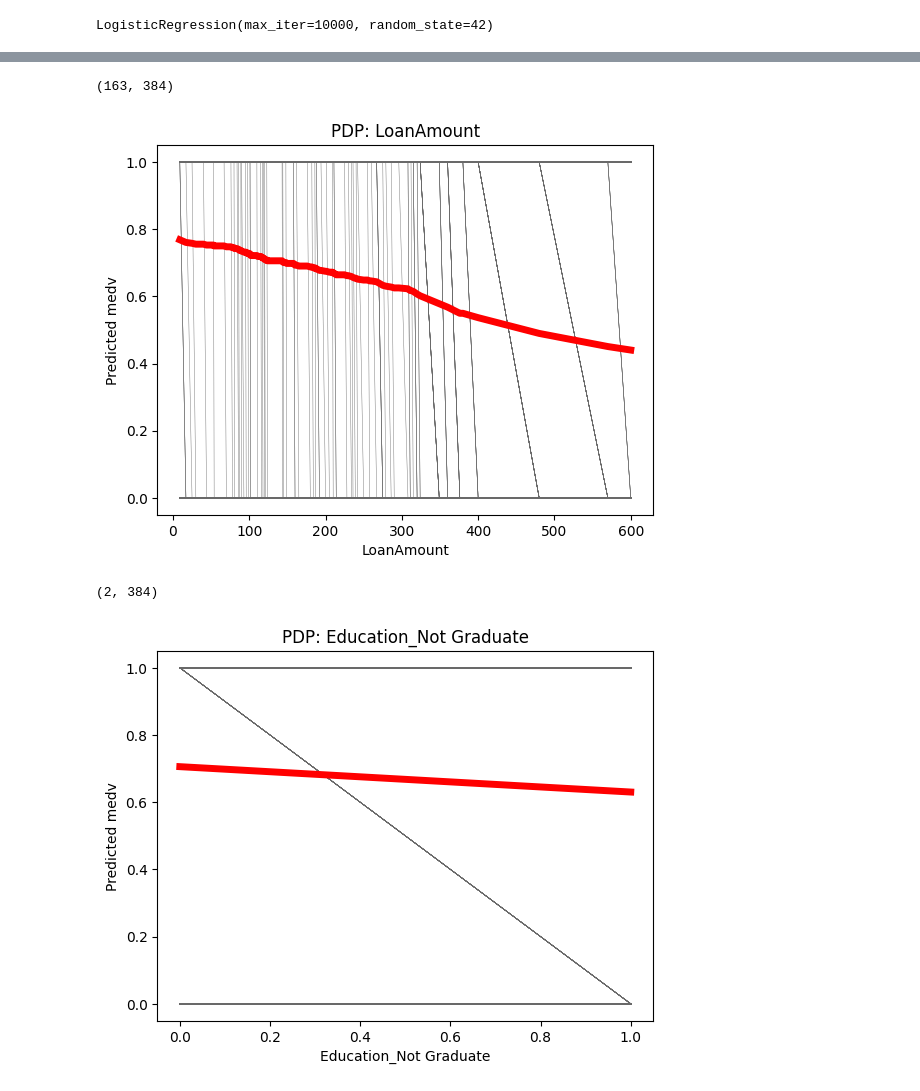
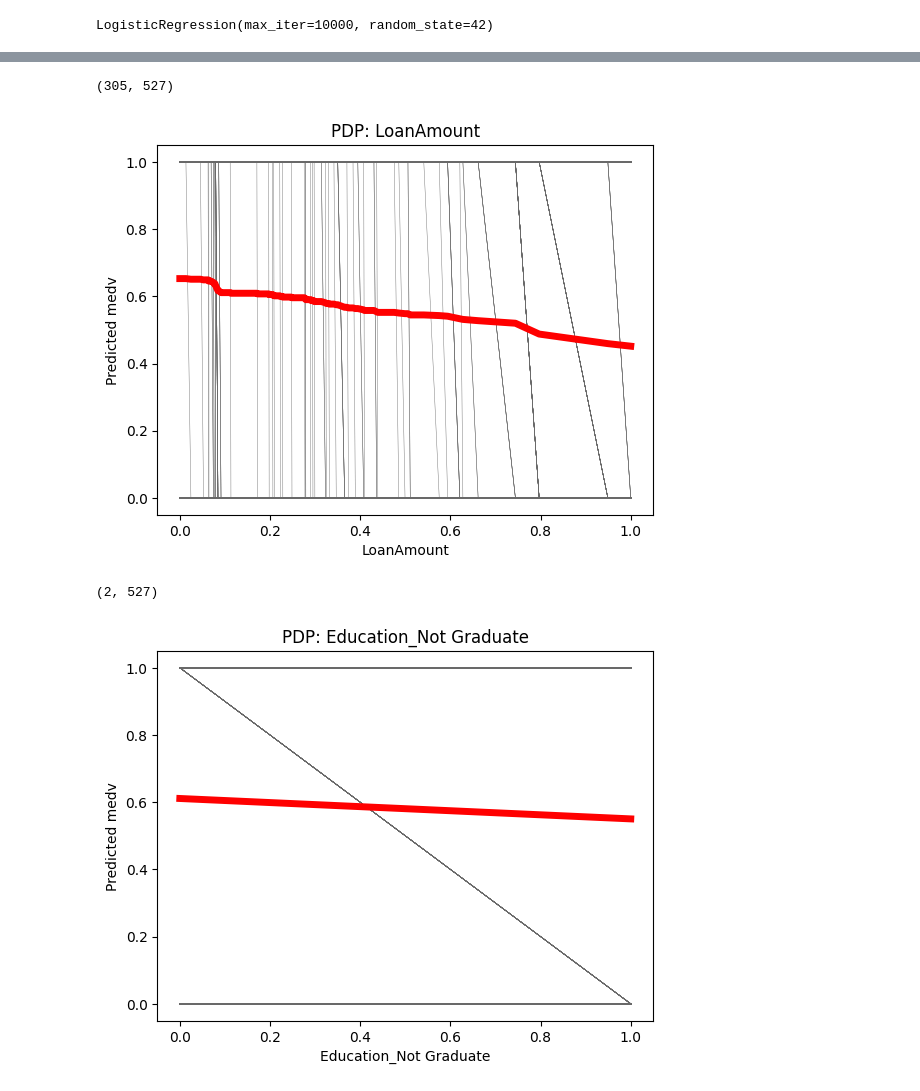
Before and after one commit to OPIM5512-des18004/OPIM5512_A04-des18004, a Jupyter notebook: src/assignment04_des18004.ipynb, the cells around one changed output, grey strips where cells are left out. Drawn from its saved outputs; the diff is of its cells as text; code cells hidden in the pictures.

```diff
--- a/src/assignment04_des18004.ipynb
+++ b/src/assignment04_des18004.ipynb
@@ -111,3 +112,5 @@ catList # voila!
 # %% [output]
 []
+# %%
+X_train, X_test, y_train, y_test = train_test_split(X, y, test_size = 0.2,shuffle = True,random_state = 42)
 # %%
@@ -121,6 +128,10 @@ LogisticRegression(max_iter=10000, random_state=42)
 # %%
 # Perform train-test split using the already preprocessed X and y
 X_train, X_test, Y_train, Y_test = train_test_split(X, y, test_size=0.20, random_state=seed)
+X_train = np.array(X_train)
+X_test = np.array(X_test)
+y_train = np.array(y_train)
+y_test = np.array(y_test)
 
 # Define the categorical features for SMOTENC based on the current X_train columns:
 # 0: Dependents (int, categorical)
@@ -133,8 +144,17 @@ X_train, X_test, Y_train, Y_test = train_test_split(X, y, test_size=0.20, random
 # 11: Property_Area_Urban (bool, categorical)
 categorical_features_indices = [0, 5, 6, 7, 8, 9, 10, 11]
 
-sm = SMOTENC(categorical_features=categorical_features_indices, random_state=seed)
-X_res, y_res = sm.fit_resample(X_train, Y_train)
+#sm = SMOTENC(categorical_features=categorical_features_indices, random_state=seed)
+#X_res, y_res = sm.fit_resample(X_train, Y_train)
+
+sm = SMOTENC(categorical_features = [0,5,6,7,8,9,10,11], random_state=42)
+X_res, y_res = sm.fit_resample(X_train, y_train)
+
+X_res = np.array(X_res)
+
+scaler = MinMaxScaler()
+X_res = scaler.fit_transform(X_res)
+X_test = scaler.transform(X_test)
 
 print("Shape after SMOTENC:", X_res.shape, y_res.shape)
 print("Class distribution after SMOTENC:\n", pd.Series(y_res).value_counts())
@@ -142,7 +162,8 @@ print("Class distribution after SMOTENC:\n", pd.Series(y_res).value_counts())
 model = LogisticRegression(random_state=seed, max_iter=10000)
 model.fit(X_res, y_res)
 
-predictions_Smote = model.predict(X_test)
+train_preds_lr = model.predict(X_res)
+test_preds_lr = model.predict(X_test)
 print("Predictions generated successfully.")
 # %% [output]
 Shape after SMOTENC: (528, 12) (528,)
@@ -220 +239,4 @@ Index(['LoanAmount', 'Education_Not Graduate', 'Property_Area_Urban',
       dtype='object')
+# %%
+train_X_df = pd.DataFrame(X_res, columns=X.columns)
+train_X_df.head()
@@ -221,21 +250,21 @@ Index(['LoanAmount', 'Education_Not Graduate', 'Property_Area_Urban',
 # %%
-tmpdf = ice(data=X_train, # ice needs a dataframe
+tmpdf = ice(data=train_X_df, # ice needs a dataframe
             column='LoanAmount', # the column name
                    predict=model.predict) # the predict statement from the
                                           # model
 print(np.shape(tmpdf))
 ice_plot(tmpdf, c='dimgray', linewidth=0.3,
                   plot_pdp=True,
          pdp_kwargs={'linewidth': 5, 'color':'red'})
 plt.title('PDP: LoanAmount')
 plt.ylabel('Predicted medv')
 plt.xlabel('LoanAmount');
 plt.show()
 # %% [output]
-(163, 384)
+(305, 527)
-[figure, old version]
+[figure, new version]
 # %%
-tmpdf = ice(data=X_train, # ice needs a dataframe
+tmpdf = ice(data=train_X_df, # ice needs a dataframe
             column='Education_Not Graduate', # the column name
                    predict=model.predict) # the predict statement from the
                                           # model
@@ -248,6 +277,6 @@ plt.ylabel('Predicted medv')
 plt.xlabel('Education_Not Graduate');
 plt.show()
 # %% [output]
-(2, 384)
+(2, 527)
-[figure, old version]
+[figure, new version]
 # %%
```
Also changed, not shown: parts of 11 cells of this notebook.
